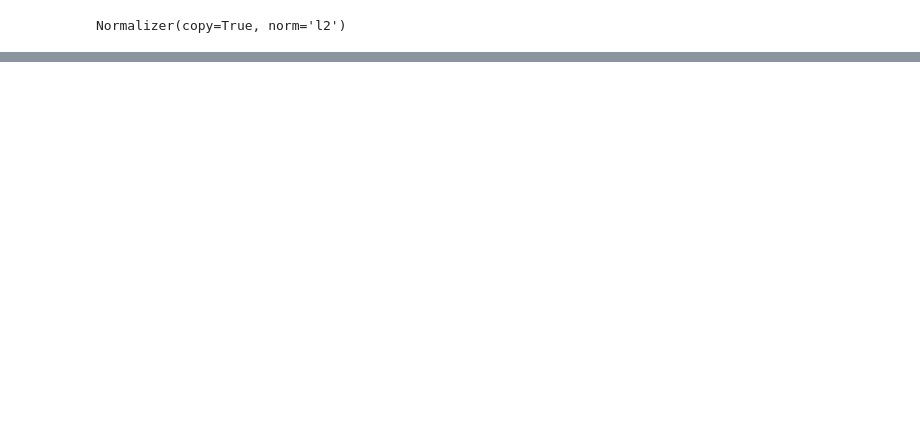
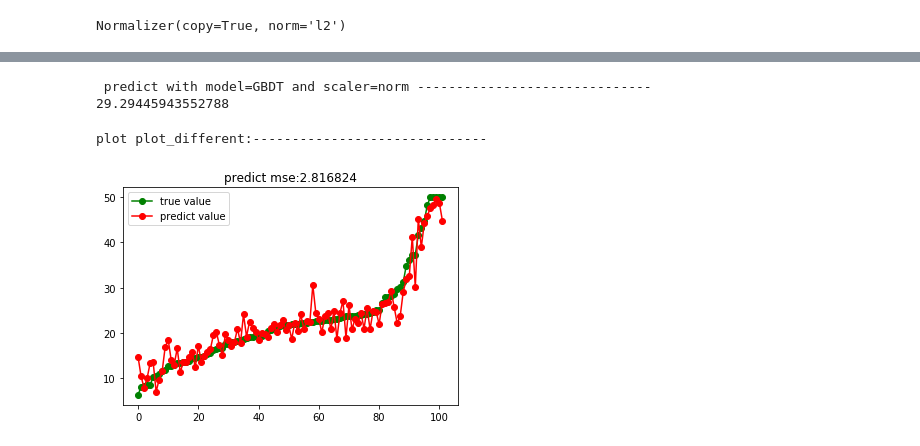
Before and after one commit to ruifeng96150/easy_sklearn, a Jupyter notebook: demo_regressor.ipynb, the cells around one changed output, grey strips where cells are left out. Saved outputs shown, nothing was run; the diff lists cells and outputs as text; code cells hidden in the pictures; blank space fills up the shorter version.

```diff
--- a/demo_regressor.ipynb
+++ b/demo_regressor.ipynb
@@ -71,0 +91,11 @@ Normalizer(copy=True, norm='l2')
+# %%
+y_pred = esc.predict(X_test)
+print(y_pred[0])
+# %% [output]
+ predict with model=GBDT and scaler=norm ------------------------------
+29.29445943552788
+# %%
+esc.plot_diff()
+# %% [output]
+plot plot_different:------------------------------
+[figure, added]
```
Also changed, not shown: parts of 5 cells of this notebook, 9 other files.
